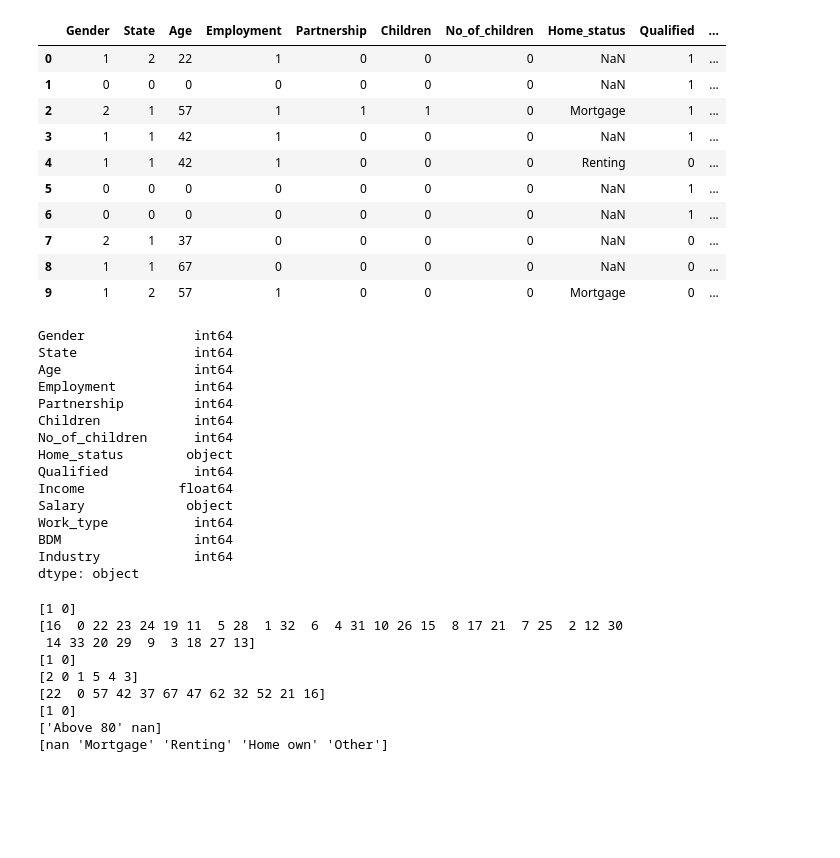
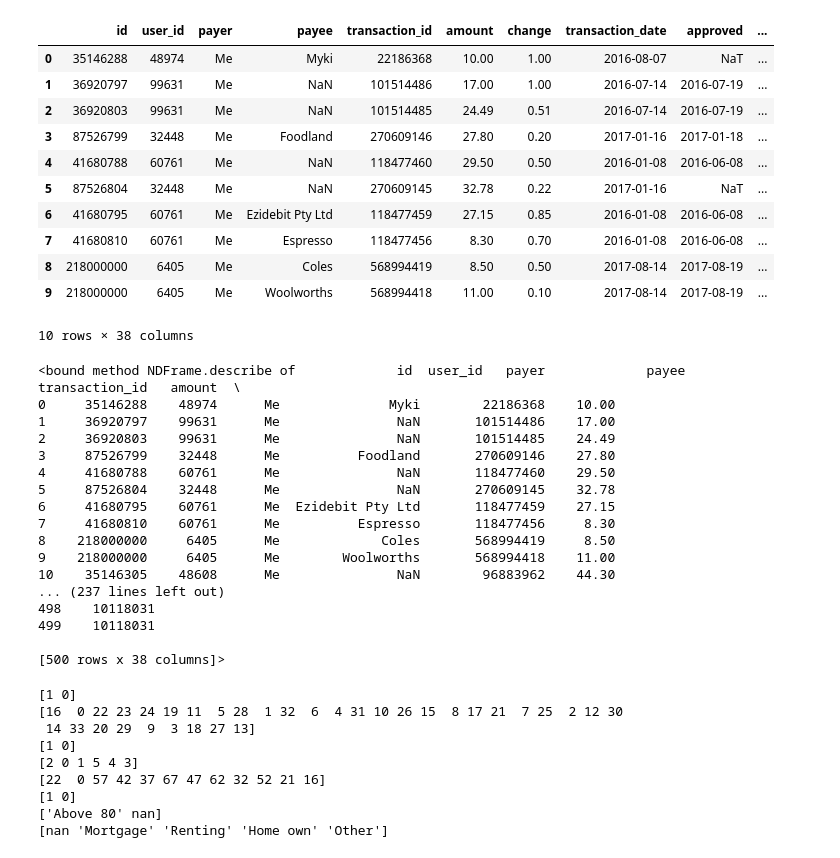
Before and after one commit to gracepalma/Grace-Palma, a Jupyter notebook: Income prediction - Final version-Copy1.ipynb, the cells around one changed output. Saved outputs shown, nothing was run; the diff lists cells and outputs as text; code cells hidden in the pictures; blank space fills up the shorter version.

```diff
--- a/Income prediction - Final version-Copy1.ipynb
+++ b/Income prediction - Final version-Copy1.ipynb
@@ -39,6 +18,6 @@ import seaborn as sns
 
 %matplotlib inline
 # %%
-df = pd.ExcelFile('~/Documents/GMTPalma/Project data.xlsx')
+df = pd.ExcelFile('~/Documents/GracePalmaDatSciProject/Grace-Palma/Acorns Transactional Data.xlsx')
 df.sheet_names
 # %% [output]
@@ -68,38 +25,41 @@ definition.head(40)
 # %%
 #data file
-file = df.parse('Data')
+file = df.parse('Sheet1')
 file.head(10)
 # %% [output]
-|  | Gender | State | Age | Employment | Partnership | Children | No_of_children | Home_status | Qualified | ... |
-| 0 | 1 | 2 | 22 | 1 | 0 | 0 | 0 | NaN | 1 | ... |
-| 1 | 0 | 0 | 0 | 0 | 0 | 0 | 0 | NaN | 1 | ... |
-| 2 | 2 | 1 | 57 | 1 | 1 | 1 | 0 | Mortgage | 1 | ... |
-| 3 | 1 | 1 | 42 | 1 | 0 | 0 | 0 | NaN | 1 | ... |
-| 4 | 1 | 1 | 42 | 1 | 0 | 0 | 0 | Renting | 0 | ... |
-| 5 | 0 | 0 | 0 | 0 | 0 | 0 | 0 | NaN | 1 | ... |
-| 6 | 0 | 0 | 0 | 0 | 0 | 0 | 0 | NaN | 1 | ... |
-| 7 | 2 | 1 | 37 | 0 | 0 | 0 | 0 | NaN | 0 | ... |
-| 8 | 1 | 1 | 67 | 0 | 0 | 0 | 0 | NaN | 0 | ... |
-| 9 | 1 | 2 | 57 | 1 | 0 | 0 | 0 | Mortgage | 0 | ... |
+|  | id | user_id | payer | payee | transaction_id | amount | change | transaction_date | approved | ... |
+| 0 | 35146288 | 48974 | Me | Myki | 22186368 | 10.00 | 1.00 | 2016-08-07 | NaT | ... |
+| 1 | 36920797 | 99631 | Me | NaN | 101514486 | 17.00 | 1.00 | 2016-07-14 | 2016-07-19 | ... |
+| 2 | 36920803 | 99631 | Me | NaN | 101514485 | 24.49 | 0.51 | 2016-07-14 | 2016-07-19 | ... |
+| 3 | 87526799 | 32448 | Me | Foodland | 270609146 | 27.80 | 0.20 | 2017-01-16 | 2017-01-18 | ... |
+| 4 | 41680788 | 60761 | Me | NaN | 118477460 | 29.50 | 0.50 | 2016-01-08 | 2016-06-08 | ... |
+| 5 | 87526804 | 32448 | Me | NaN | 270609145 | 32.78 | 0.22 | 2017-01-16 | NaT | ... |
+| 6 | 41680795 | 60761 | Me | Ezidebit Pty Ltd | 118477459 | 27.15 | 0.85 | 2016-01-08 | 2016-06-08 | ... |
+| 7 | 41680810 | 60761 | Me | Espresso | 118477456 | 8.30 | 0.70 | 2016-01-08 | 2016-06-08 | ... |
+| 8 | 218000000 | 6405 | Me | Coles | 568994419 | 8.50 | 0.50 | 2017-08-14 | 2017-08-19 | ... |
+| 9 | 218000000 | 6405 | Me | Woolworths | 568994418 | 11.00 | 0.10 | 2017-08-14 | 2017-08-19 | ... |
+10 rows × 38 columns
 # %%
 #types of columns
-file.dtypes
+file.describe
 # %% [output]
-Gender              int64
-State               int64
-Age                 int64
-Employment          int64
-Partnership         int64
-Children            int64
-No_of_children      int64
-Home_status        object
-Qualified           int64
-Income            float64
-Salary             object
-Work_type           int64
-BDM                 int64
-Industry            int64
-dtype: object
+<bound method NDFrame.describe of             id  user_id   payer             payee  transaction_id   amount  \
+0     35146288    48974      Me              Myki        22186368    10.00
+1     36920797    99631      Me               NaN       101514486    17.00
+2     36920803    99631      Me               NaN       101514485    24.49
+3     87526799    32448      Me          Foodland       270609146    27.80
+4     41680788    60761      Me               NaN       118477460    29.50
+5     87526804    32448      Me               NaN       270609145    32.78
+6     41680795    60761      Me  Ezidebit Pty Ltd       118477459    27.15
+7     41680810    60761      Me          Espresso       118477456     8.30
+8    218000000     6405      Me             Coles       568994419     8.50
+9    218000000     6405      Me        Woolworths       568994418    11.00
+10    35146305    48608      Me               NaN        96883962    44.30
+... (237 lines left out)
+498    10118031
+499    10118031
+
+[500 rows x 38 columns]>
 # %%
 # Check the unique values of categorical (string / objects) variables:
 print(file['Employment'].unique())
```
Also changed, not shown: parts of 9 cells of this notebook, 1 other file.
